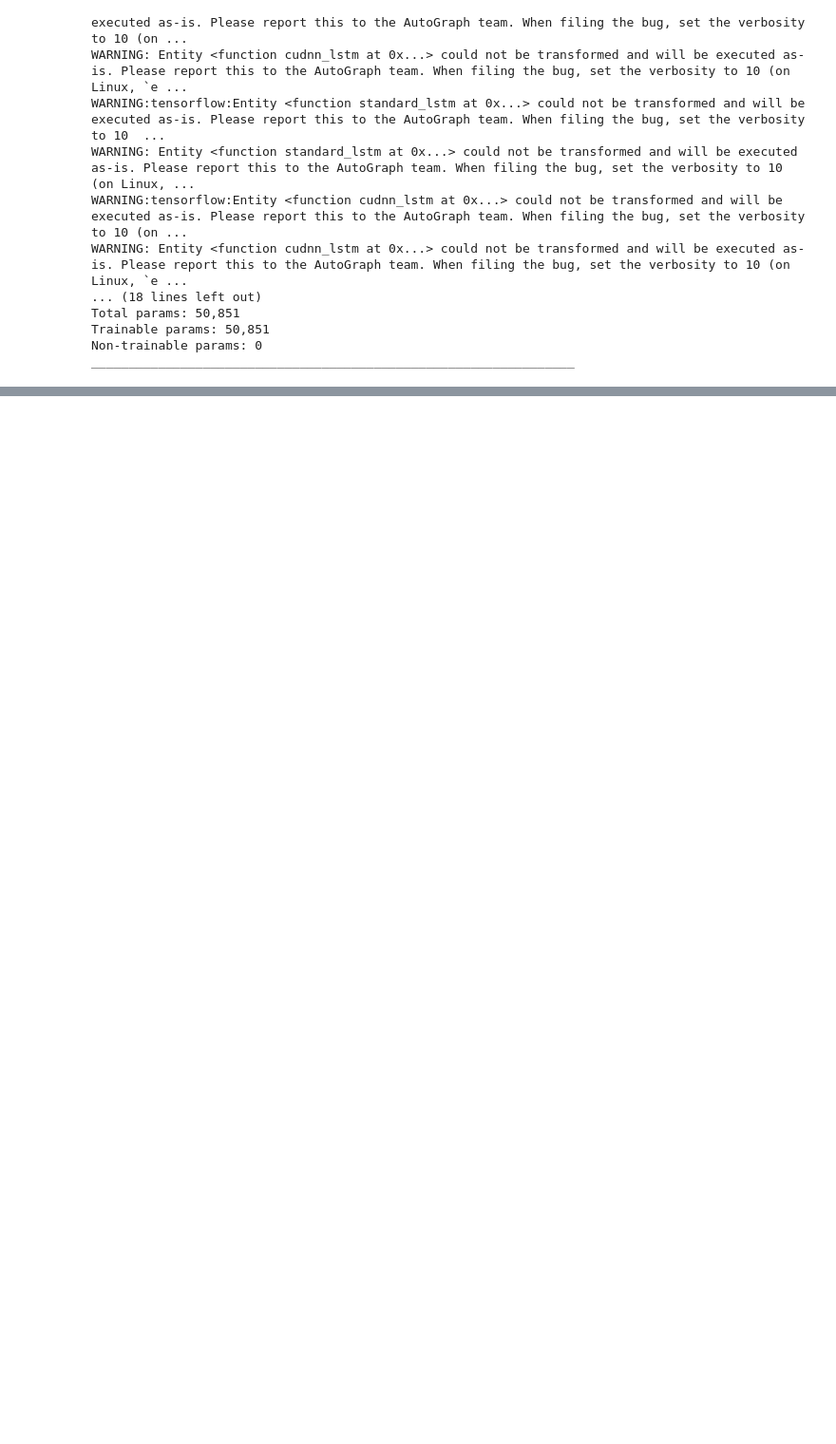
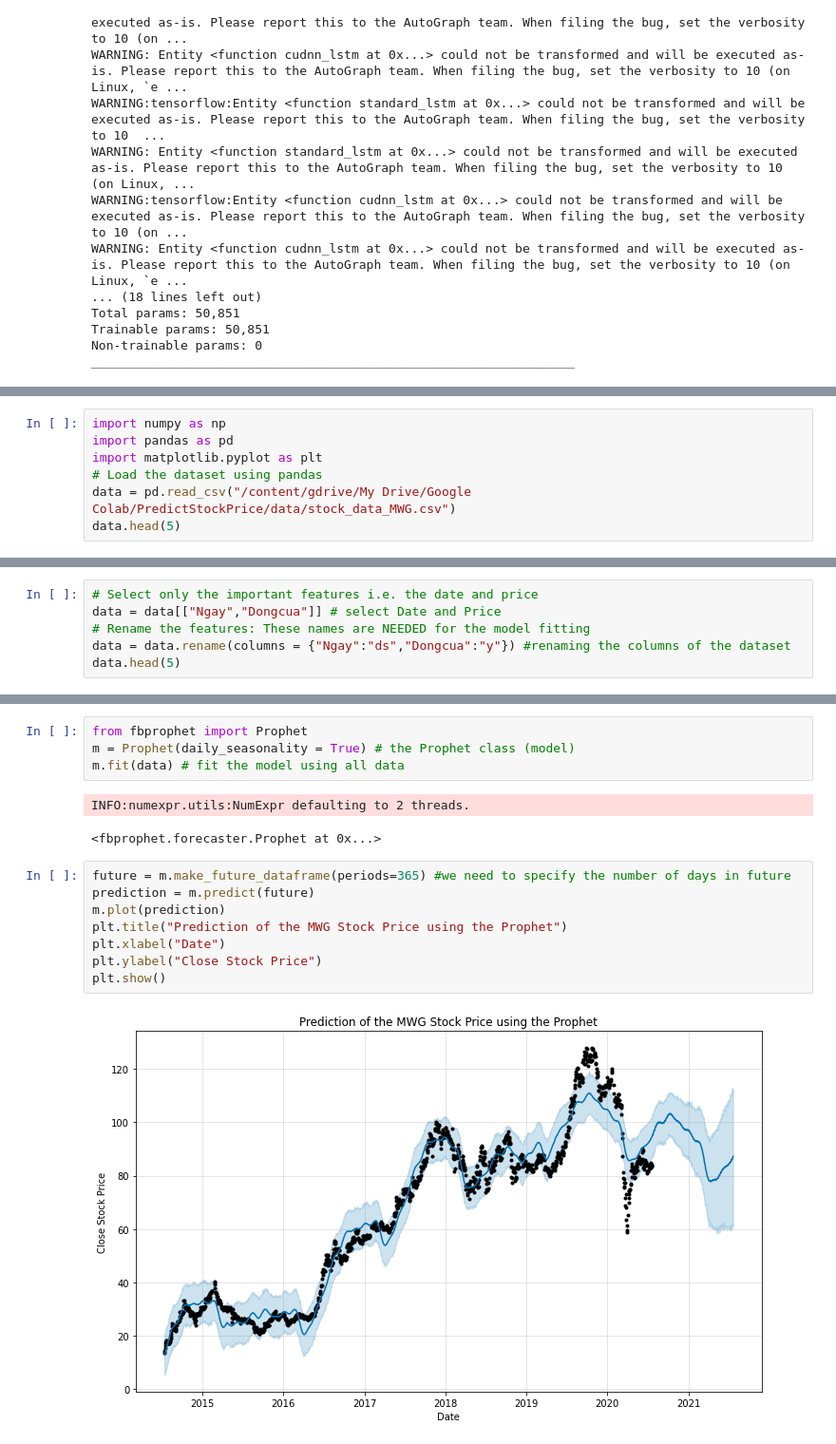
Before and after one commit to hiepvg1999/StockDataPrediction, a Jupyter notebook: PredictStockPrice.ipynb, the cells around one changed output, grey strips where cells are left out. Shown at 95% size. Saved outputs shown, nothing was run; the diff lists cells and outputs as text; blank space fills up the shorter version.

```diff
--- a/PredictStockPrice.ipynb
+++ b/PredictStockPrice.ipynb
@@ -193,0 +192,7 @@ Stock price 30/04/2020 of MWG :  61.243984
+# %%
+import numpy as np
+import pandas as pd
+import matplotlib.pyplot as plt
+# Load the dataset using pandas
+data = pd.read_csv("/content/gdrive/My Drive/Google Colab/PredictStockPrice/data/stock_data_MWG.csv")
+data.head(5)
@@ -193,0 +240,6 @@ Stock price 30/04/2020 of MWG :  61.243984
+# %%
+# Select only the important features i.e. the date and price
+data = data[["Ngay","Dongcua"]] # select Date and Price
+# Rename the features: These names are NEEDED for the model fitting
+data = data.rename(columns = {"Ngay":"ds","Dongcua":"y"}) #renaming the columns of the dataset
+data.head(5)
@@ -193,0 +253,17 @@ Stock price 30/04/2020 of MWG :  61.243984
+# %%
+from fbprophet import Prophet
+m = Prophet(daily_seasonality = True) # the Prophet class (model)
+m.fit(data) # fit the model using all data
+# %% [output]
+INFO:numexpr.utils:NumExpr defaulting to 2 threads.
+<fbprophet.forecaster.Prophet at 0x...>
+# %%
+future = m.make_future_dataframe(periods=365) #we need to specify the number of days in future
+prediction = m.predict(future)
+m.plot(prediction)
+plt.title("Prediction of the MWG Stock Price using the Prophet")
+plt.xlabel("Date")
+plt.ylabel("Close Stock Price")
+plt.show()
+# %% [output]
+[figure, added]
```
Also changed, not shown: parts of 12 cells of this notebook, 3 other files.
